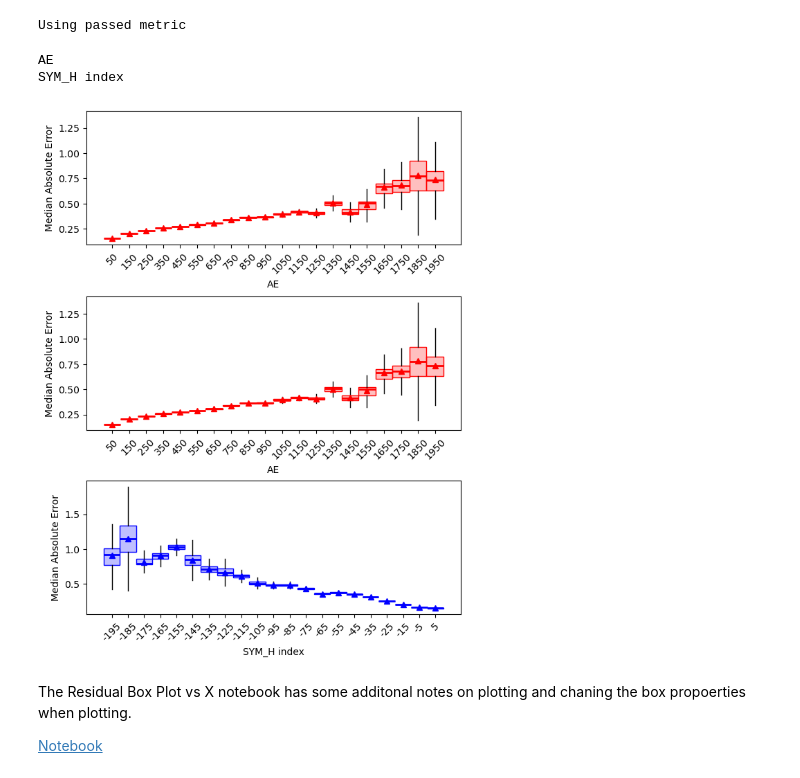
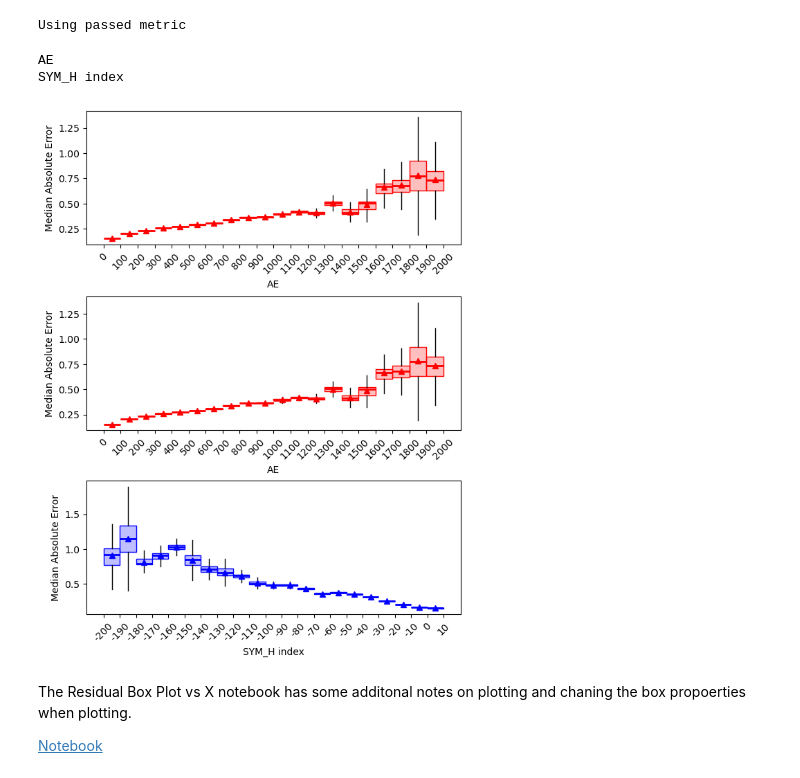
Before and after one commit to kylermurphy/ml_fw, a Jupyter notebook: ml_fw/Notebooks/Metric_boxvx.ipynb, the cells around one changed output. Saved outputs shown, nothing was run; the diff lists cells and outputs as text; code cells hidden in the pictures.

Commit message:
Update Metric_boxvx.ipynb
Making sure tutorial runs.

```diff
--- a/ml_fw/Notebooks/Metric_boxvx.ipynb
+++ b/ml_fw/Notebooks/Metric_boxvx.ipynb
@@ -21,12 +21,10 @@ The example here shows how the Median Absolute Error varies as function of geoma
 from IPython.core.interactiveshell import InteractiveShell
 InteractiveShell.ast_node_interactivity = "all"
 # %%
-import os, sys
 import pandas as pd
 import numpy as np
 import matplotlib.pyplot as plt
 
 import sklearn.metrics as metrics
 
-path_dat = "E:\OneDrive\Phys4501\data\RF_FI_GEO_OOS_CHAMP.hdf5"
-path_mod = os.path.normpath(os.getcwd()+'/../ml_fw/') # assumes current working directory is the ml_fw/Notebooks directory
+path_dat = r"..\data\RF_FI_GEO_OOS_CHAMP.hdf5"
@@ -108,40 +99,41 @@ ln_w = 2.0 # line width
 
 b1 = ax[0].bxp(y_val, positions=x_val, widths=x_width,
                   patch_artist=True, showmeans=showmean,
                   shownotches=False, showcaps=False,
                   boxprops={'ec':cc+[ln_a], 'fc':cc+[bx_a]}, # artist properties for boxes
                   medianprops={'c':cc, 'lw':ln_w}, # artist properties for medians
                   meanprops={'mec':cc, 'mfc':cc}) # artist propoerties for means
 
 # lets fix the x-axis a bit and label everything
-ax[0].set_xticks(x_tk,x_tk.astype(int).astype(str),rotation=45)
-ax[0].set_ylabel(metric)
-ax[0].set_xlabel('AE')
+_ = ax[0].set_xticks(x_tk,x_tk.astype(int).astype(str),rotation=45)
+_ = ax[0].set_ylabel(metric)
+_ = ax[0].set_xlabel('AE')
 
 # lets do the same thing but loop through the returned box_dat
 # to create a box/whisker plot for each returned key (x_dat)
 # loop through the dictionary to plot all box_plots
 pc = [cc, [0,0,1]]
 for (key, value), ap, bc, in zip(met_box.items(), ax[1:], pc):
     print(key)
     plt_box = met_box[key]
     y_val = plt_box['box_stats']
     x_val = plt_box['x_centre']
     x_width = plt_box['x_width']
+    x_tk = np.append(x_val,x_val.max()+x_width)-x_width/2.
 
     b = ap.bxp(y_val, positions=x_val, widths=x_width,
                       patch_artist=True, showmeans=showmean,
                       shownotches=False, showcaps=False,
                       boxprops={'ec':bc+[ln_a], 'fc':bc+[bx_a]},
                       medianprops={'c':bc, 'lw':ln_w},
                       meanprops={'mec':bc, 'mfc':bc})
-    ap.set_xticks(x_tk,x_tk.astype(int).astype(str),rotation=45)
-    ap.set_ylabel(metric)
-    ap.set_xlabel(key)
+    _ = ap.set_xticks(x_tk,x_tk.astype(int).astype(str),rotation=45)
+    _ = ap.set_ylabel(metric)
+    _ = ap.set_xlabel(key)
 # %% [output]
 AE
 SYM_H index
-[figure, old version]
+[figure, new version]
 # %% [markdown]
 The Residual Box Plot vs X notebook has some additonal notes on plotting and chaning the box propoerties when plotting.
 
```
Also changed, not shown: parts of 2 cells of this notebook.
